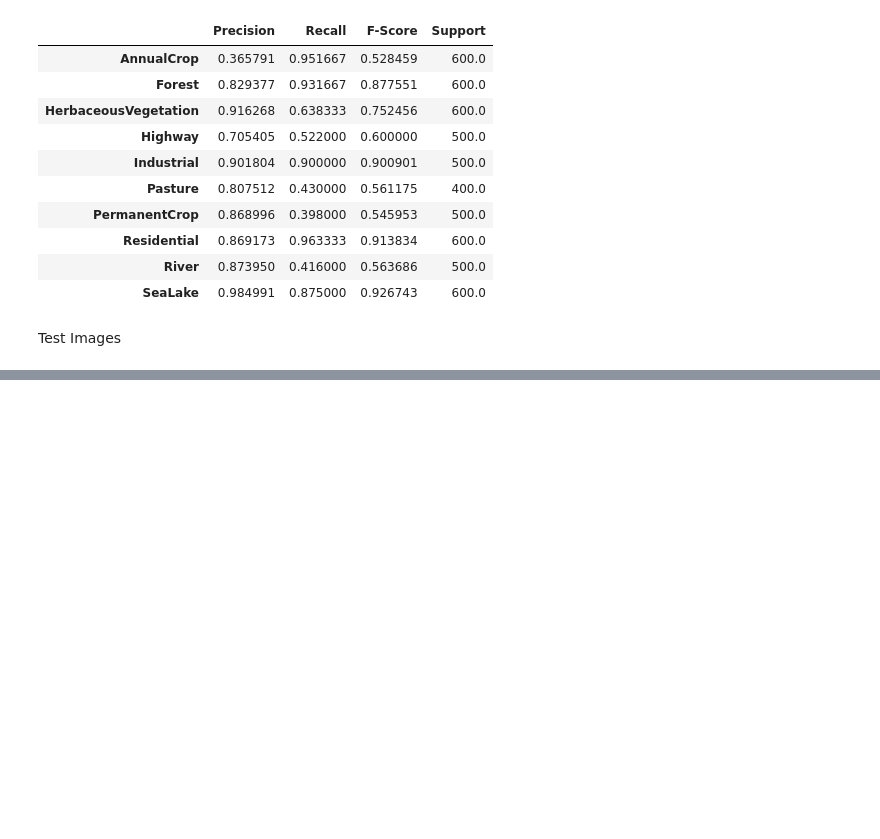
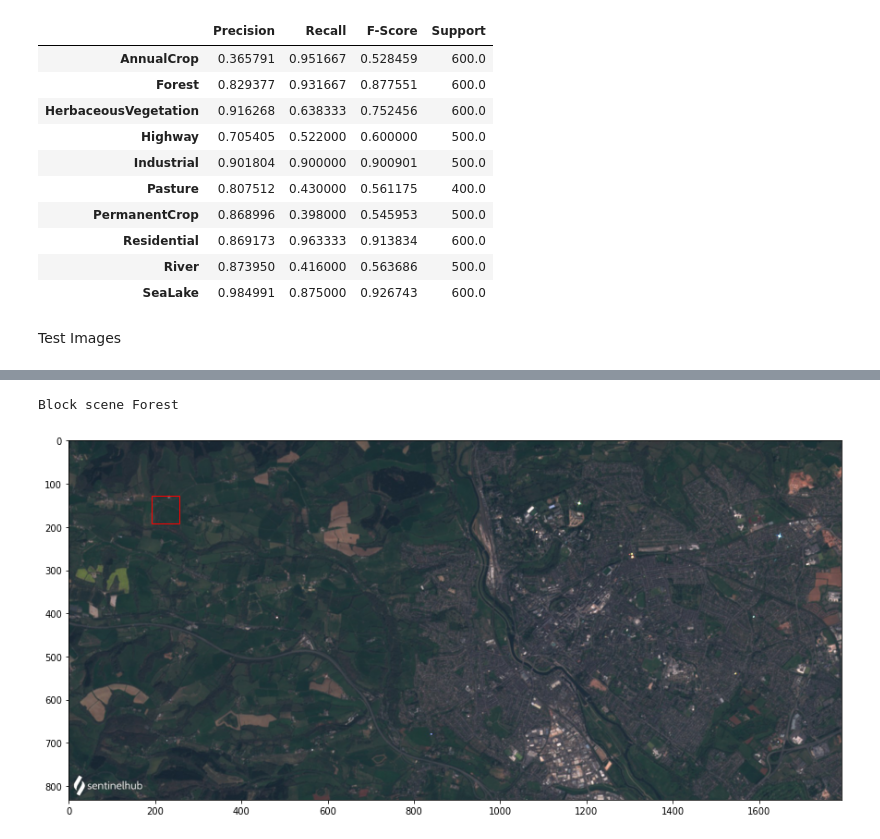
Before and after one commit to Elangoraj/LandCover-Image-Classification, a Jupyter notebook: LandCover_Classification.ipynb, the cells around one changed output, grey strips where cells are left out. Drawn from its saved outputs; the diff is of its cells as text; code cells hidden in the pictures; blank space fills up the shorter version.

```diff
--- a/LandCover_Classification.ipynb
+++ b/LandCover_Classification.ipynb
@@ -609,0 +617,3 @@ def plot_image(image_path,block, sz):
+# %%
+classes = train_generator.class_indices
+classes
@@ -609,0 +631,9 @@ def plot_image(image_path,block, sz):
+# %%
+block = 41
+idx = np.argmax(vgg[block])
+# print(vgg[block])
+print('Block scene',[*classes][idx])
+plot_image(image_path, block, sz = 1)
+# %% [output]
+Block scene Forest
+[figure, added]
```
Also changed, not shown: parts of 16 cells of this notebook.
